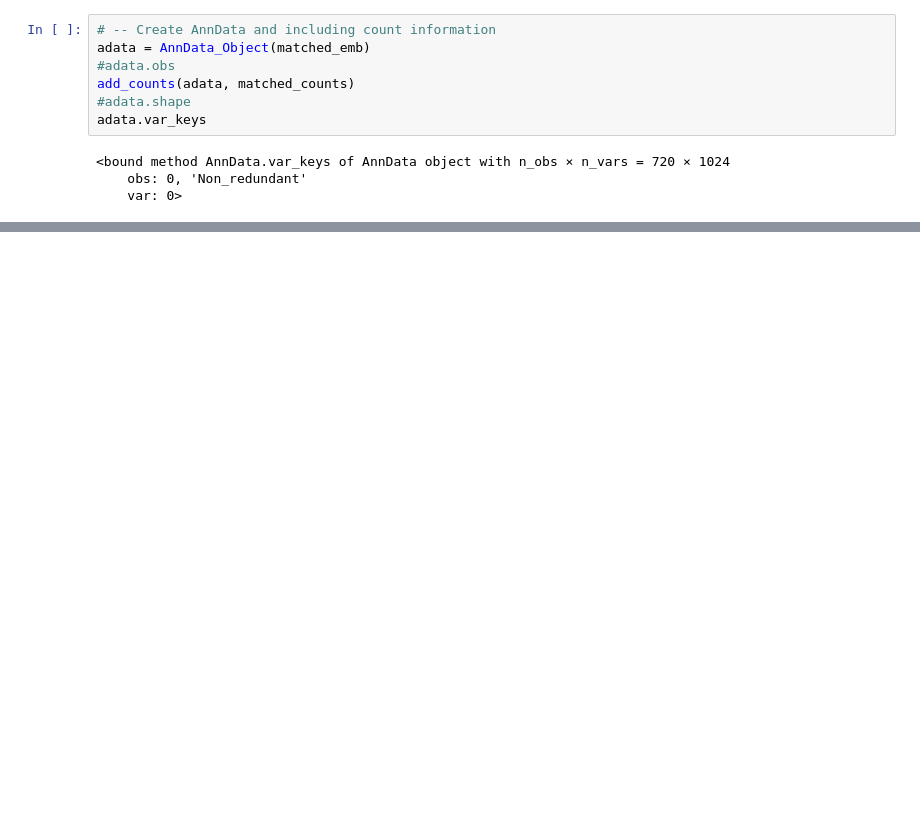
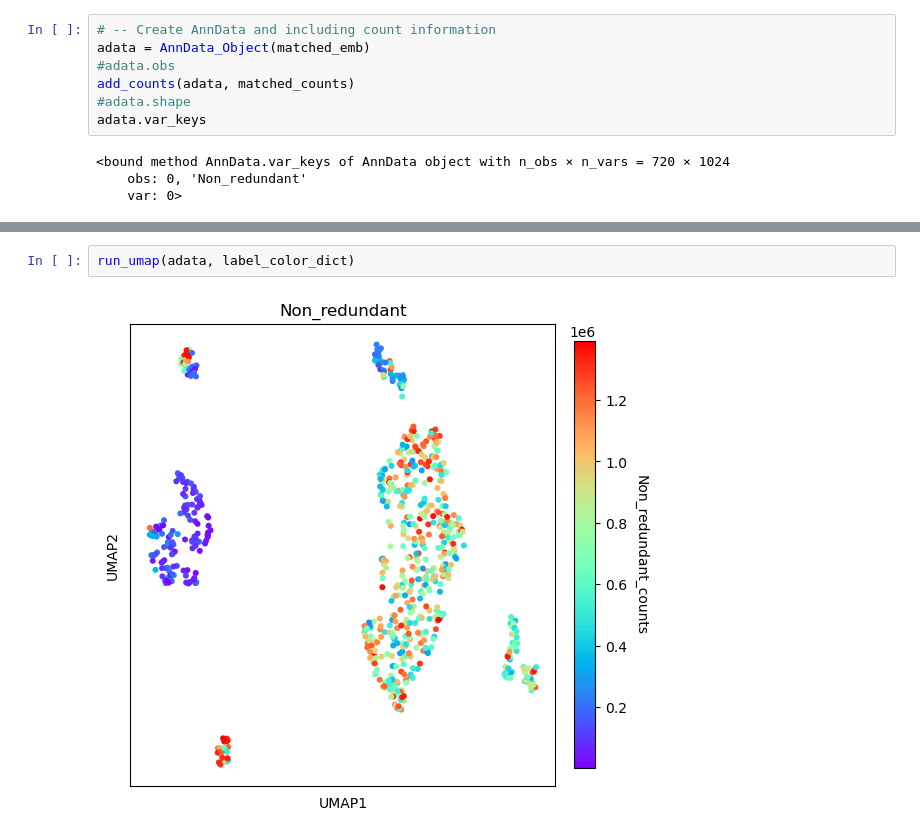
Before and after one commit to LeandroJorquera/Synthetic_L1, a Jupyter notebook: emb_visualization.ipynb, the cells around one changed output, grey strips where cells are left out. Cells and saved outputs as stored; diff of their text form; blank space fills up the shorter version.

```diff
--- a/emb_visualization.ipynb
+++ b/emb_visualization.ipynb
@@ -226,0 +166,4 @@ The main code loads the data, runs PCA, visualizes PCA results, selects PCs for
+# %%
+run_umap(adata, label_color_dict)
+# %% [output]
+[figure, added]
```
Also changed, not shown: parts of 10 cells of this notebook.
